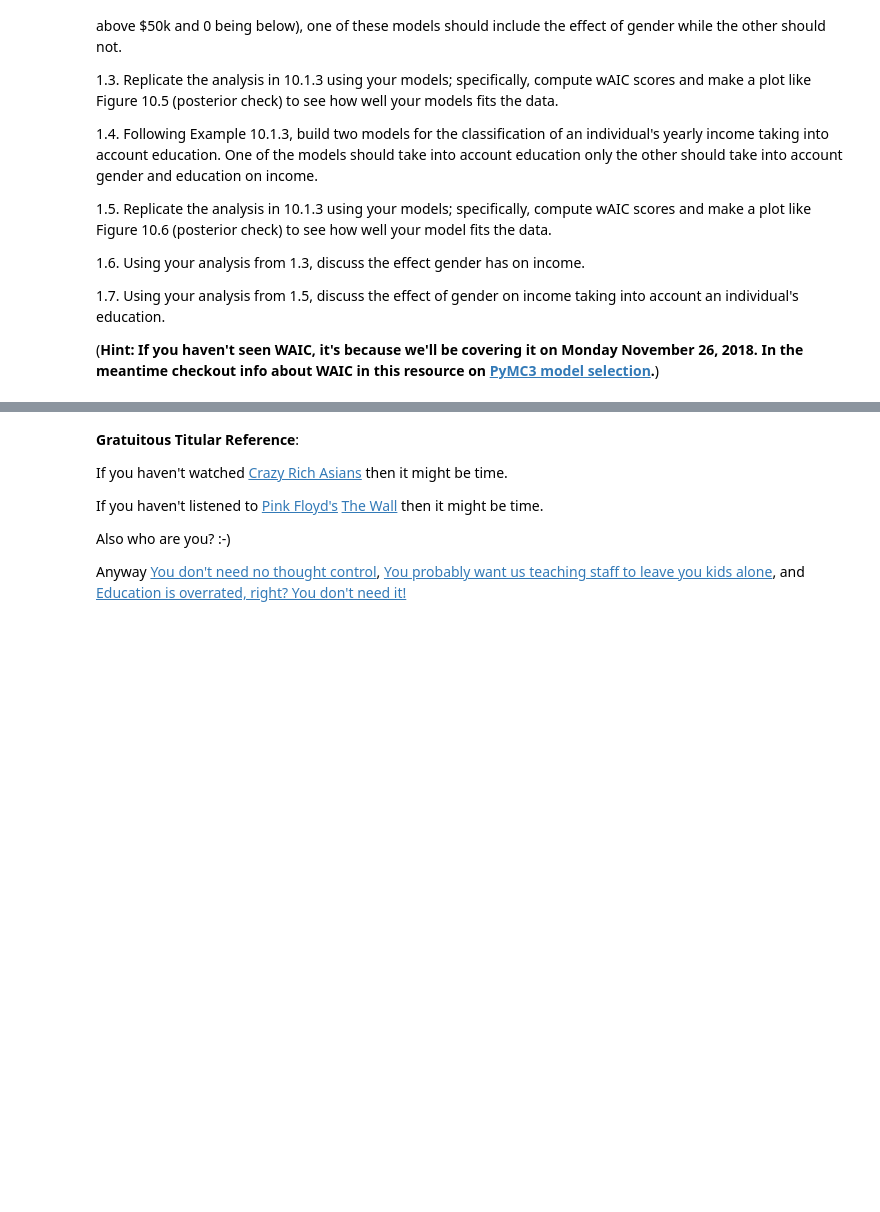
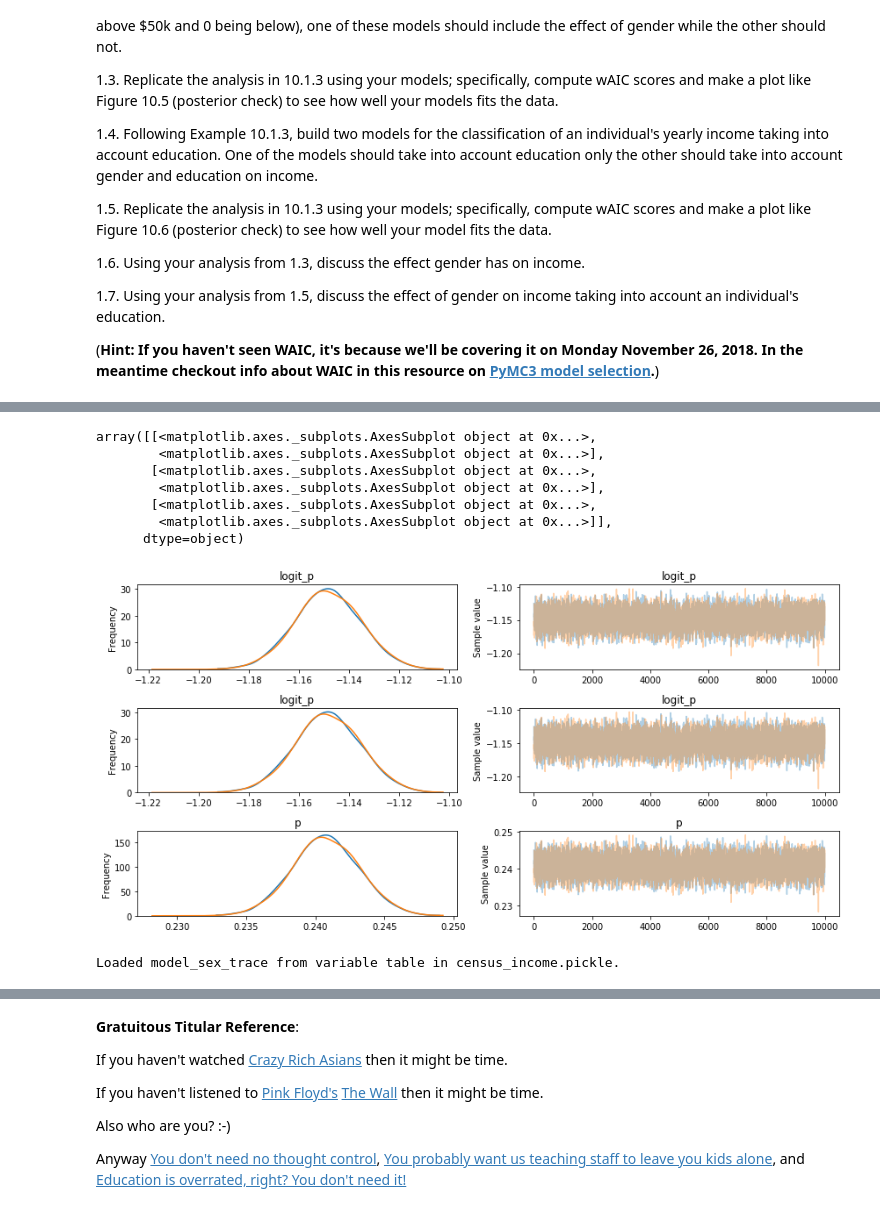
Before and after one commit to IACS-AM-207-Braavos/AM-207, a Jupyter notebook: hw11/AM207_HW11_MSE.ipynb, the cells around one changed output, grey strips where cells are left out. Saved outputs shown, nothing was run; the diff lists cells and outputs as text; code cells hidden in the pictures; blank space fills up the shorter version.

```diff
--- a/hw11/AM207_HW11_MSE.ipynb
+++ b/hw11/AM207_HW11_MSE.ipynb
@@ -171,0 +226,24 @@ df
+# %%
+# Create a baseline model with just a constant; name it model_base
+with pm.Model() as model_base:
+    # The alpha shared by all categories
+    alpha = pm.Normal(name='alpha', mu=alpha_mu, sd=alpha_sd)
+    # The logit for each category
+    logit_p = pm.Deterministic('logit_p', alpha)
+    # The probability follows logit(p_i) ~ alpha_i --> p_i ~ invlogit(alpha_i)
+    p = pm.Deterministic('p', pm.math.invlogit(logit_p))
+    # Data likelihood
+    obs_earn = pm.Binomial('obs_earn', n=df['count'].values, p=p, observed=df['earn_hi'].values)
+
+# Draw samples from model_base
+try:
+    model_base_trace = vartbl['model_base_trace']
+    print(f'Loaded model_base_trace from variable table in {fname}.')
+except:
+    with model_base:
+        # Need to manually specify cores=1 or this blows up on windows.
+        # this is a a known bug on pymc3
+        # https://github.com/pymc-devs/pymc3/issues/3140
+        model_base_trace = pm.sample(10000, chains=2, cores=1)
+    vartbl['model_base_trace'] = model_base_trace
+    save_vartbl(vartbl, fname)
@@ -171,0 +257,38 @@ df
+# %%
+# Review outputs of model_base
+display(pm.traceplot(model_base_trace))
+# %% [output]
+array([[<matplotlib.axes._subplots.AxesSubplot object at 0x...>,
+        <matplotlib.axes._subplots.AxesSubplot object at 0x...>],
+       [<matplotlib.axes._subplots.AxesSubplot object at 0x...>,
+        <matplotlib.axes._subplots.AxesSubplot object at 0x...>],
+       [<matplotlib.axes._subplots.AxesSubplot object at 0x...>,
+        <matplotlib.axes._subplots.AxesSubplot object at 0x...>]],
+      dtype=object)
+[figure, added]
+# %%
+# Create a model using only sex; name it model_sex
+with pm.Model() as model_sex:
+    # The beta for the two sex categories
+    beta_sex = pm.Normal(name='beta_sex', mu=beta_sex_mu, sd=beta_sex_sd, shape=num_sex)
+    # The logit for each category
+    logit_p = pm.Deterministic('logit_p', beta_sex[df.sex_id])
+    # The probability follows logit(p_i) ~ alpha_i --> p_i ~ invlogit(alpha_i)
+    p = pm.Deterministic('p', pm.math.invlogit(logit_p))
+    # Data likelihood
+    obs_earn = pm.Binomial('obs_earn', n=df['count'].values, p=p, observed=df['earn_hi'].values)
+
+# Draw samples from model_sex
+try:
+    model_sex_trace = vartbl['model_sex_trace']
+    print(f'Loaded model_sex_trace from variable table in {fname}.')
+except:
+    with model_sex:
+        # Need to manually specify cores=1 or this blows up on windows.
+        # this is a a known bug on pymc3
+        # https://github.com/pymc-devs/pymc3/issues/3140
+        model_sex_trace = pm.sample(10000, chains=2, cores=1)
+    vartbl['model_sex_trace'] = model_sex_trace
+    save_vartbl(vartbl, fname)
+# %% [output]
+Loaded model_sex_trace from variable table in census_income.pickle.
```
Also changed, not shown: parts of 15 cells of this notebook, 1 other file.
